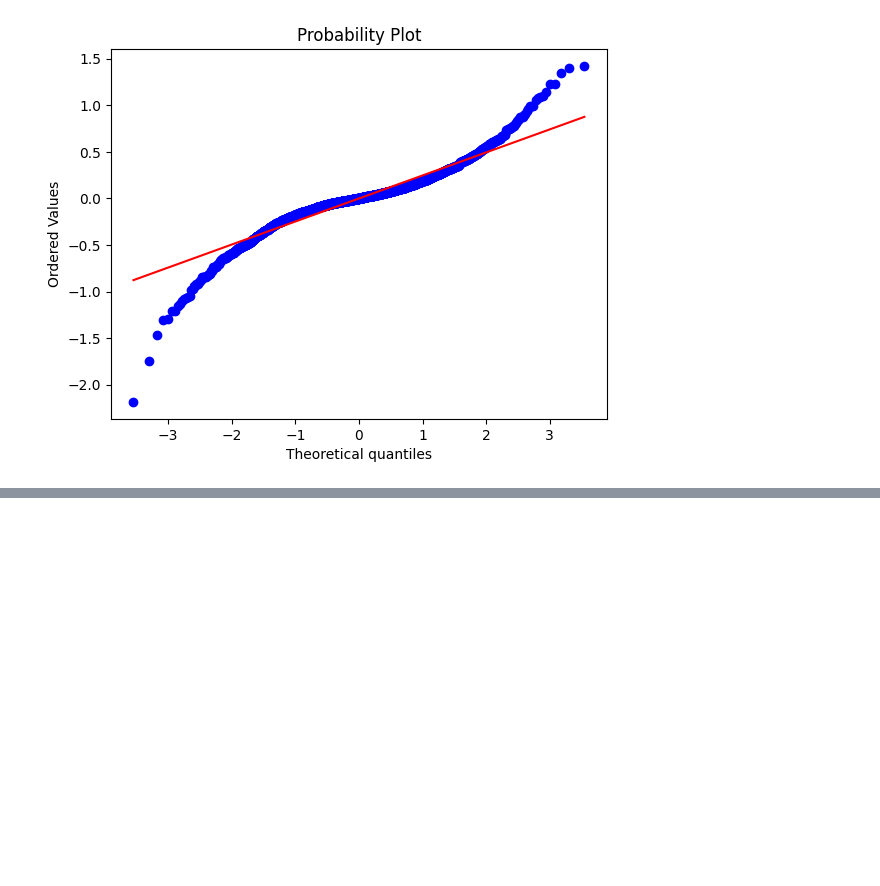
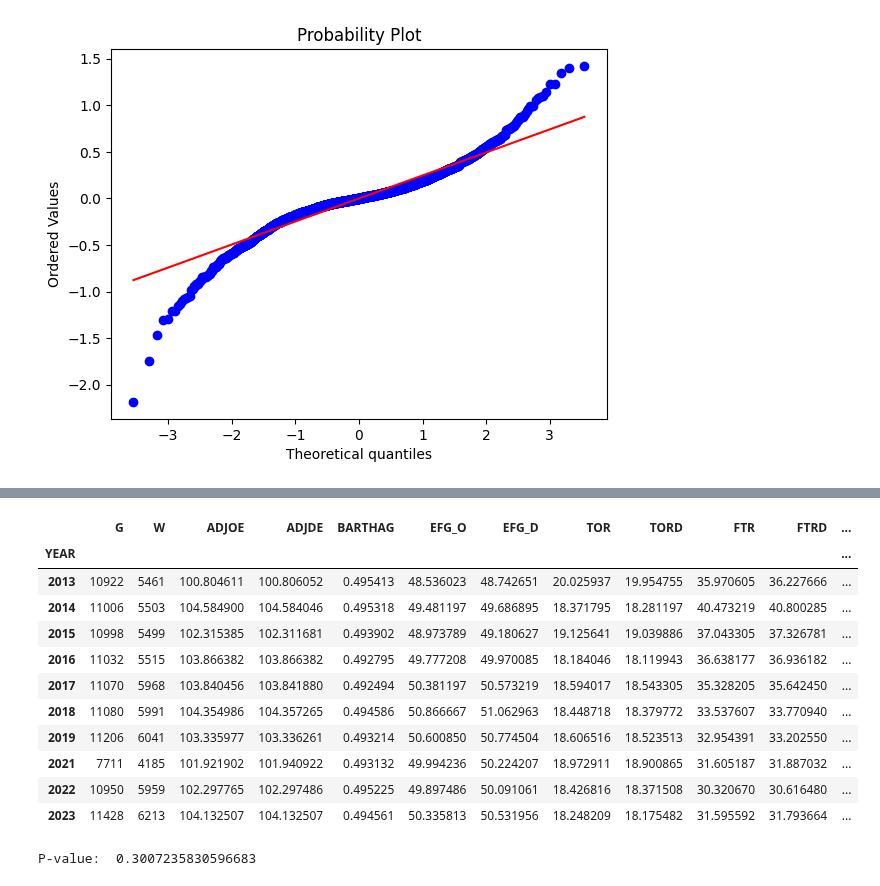
Before and after one commit to DanLightner/BUSA321, a Jupyter notebook: BUSA321/College_Basketball_EDA.ipynb, the cells around one changed output, grey strips where cells are left out. Cells and saved outputs as stored; diff of their text form; code cells hidden in the pictures; blank space fills up the shorter version.

```diff
--- a/BUSA321/College_Basketball_EDA.ipynb
+++ b/BUSA321/College_Basketball_EDA.ipynb
@@ -223,0 +267,47 @@ dtype: float64
+# %%
+# Set 'YEAR' as the index without renaming it
+df.index = pd.to_datetime(df['YEAR'], format='%Y')
+
+# Now perform the grouping and aggregation
+df_year = df.groupby(df['YEAR']).agg({
+    'G': 'sum',             # Total games played per year
+    'W': 'sum',             # Total wins per year
+    'ADJOE': 'mean',        # Avg. offensive efficiency
+    'ADJDE': 'mean',        # Avg. defensive efficiency
+    'BARTHAG': 'mean',      # Avg. power rating
+    'EFG_O': 'mean',        # Avg. effective FG%
+    'EFG_D': 'mean',        # Avg. opponent EFG%
+    'TOR': 'mean',          # Avg. turnover rate
+    'TORD': 'mean',         # Avg. opponent turnover rate
+    'FTR': 'mean',          # Avg. free throw rate
+    'FTRD': 'mean',         # Avg. opponent FTR
+    '2P_O': 'mean',         # Avg. 2P%
+    '2P_D': 'mean',         # Avg. opponent 2P%
+    '3P_O': 'mean',         # Avg. 3P%
+    '3P_D': 'mean',         # Avg. opponent 3P%
+    'ADJ_T': 'mean',        # Avg. tempo
+    'WAB': 'sum',           # Total Wins Above Bubble
+    'SEED': 'mean'          # Avg. NCAA seed (only for tournament teams)
+})
+
+df_year
+# %% [output]
+|  | G | W | ADJOE | ADJDE | BARTHAG | EFG_O | EFG_D | TOR | TORD | FTR | FTRD | ... |
+| YEAR |  |  |  |  |  |  |  |  |  |  |  | ... |
+| 2013 | 10922 | 5461 | 100.804611 | 100.806052 | 0.495413 | 48.536023 | 48.742651 | 20.025937 | 19.954755 | 35.970605 | 36.227666 | ... |
+| 2014 | 11006 | 5503 | 104.584900 | 104.584046 | 0.495318 | 49.481197 | 49.686895 | 18.371795 | 18.281197 | 40.473219 | 40.800285 | ... |
+| 2015 | 10998 | 5499 | 102.315385 | 102.311681 | 0.493902 | 48.973789 | 49.180627 | 19.125641 | 19.039886 | 37.043305 | 37.326781 | ... |
+| 2016 | 11032 | 5515 | 103.866382 | 103.866382 | 0.492795 | 49.777208 | 49.970085 | 18.184046 | 18.119943 | 36.638177 | 36.936182 | ... |
+| 2017 | 11070 | 5968 | 103.840456 | 103.841880 | 0.492494 | 50.381197 | 50.573219 | 18.594017 | 18.543305 | 35.328205 | 35.642450 | ... |
+| 2018 | 11080 | 5991 | 104.354986 | 104.357265 | 0.494586 | 50.866667 | 51.062963 | 18.448718 | 18.379772 | 33.537607 | 33.770940 | ... |
+| 2019 | 11206 | 6041 | 103.335977 | 103.336261 | 0.493214 | 50.600850 | 50.774504 | 18.606516 | 18.523513 | 32.954391 | 33.202550 | ... |
+| 2021 | 7711 | 4185 | 101.921902 | 101.940922 | 0.493132 | 49.994236 | 50.224207 | 18.972911 | 18.900865 | 31.605187 | 31.887032 | ... |
+| 2022 | 10950 | 5959 | 102.297765 | 102.297486 | 0.495225 | 49.897486 | 50.091061 | 18.426816 | 18.371508 | 30.320670 | 30.616480 | ... |
+| 2023 | 11428 | 6213 | 104.132507 | 104.132507 | 0.494561 | 50.335813 | 50.531956 | 18.248209 | 18.175482 | 31.595592 | 31.793664 | ... |
+# %%
+from statsmodels.tsa.stattools import adfuller
+stationarity = adfuller(df_year['3P_O'], autolag='AIC')
+print("P-value: ", stationarity[1])
+#monthly stationarity test
+# %% [output]
+P-value:  0.3007235830596683
```
Also changed, not shown: parts of 11 cells of this notebook, 1 other file.
